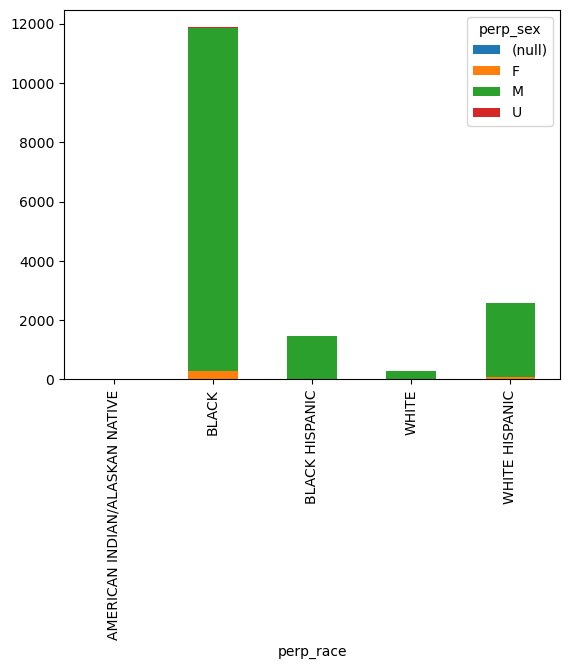
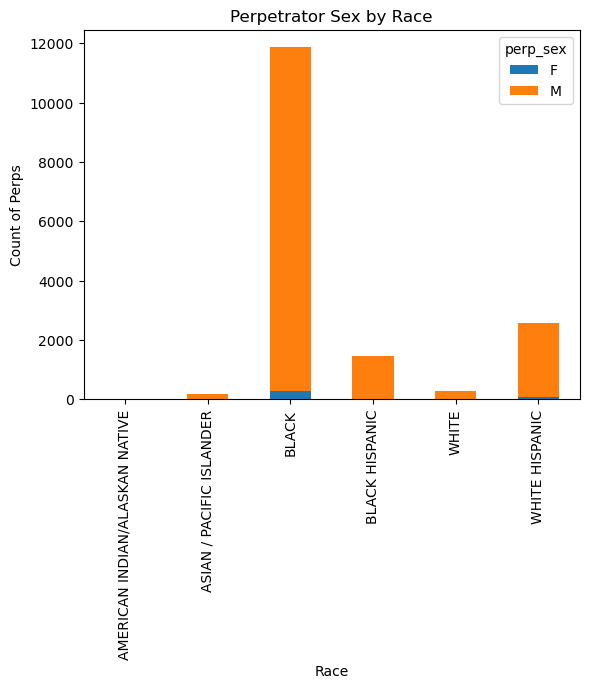
The change to this notebook cell's code, shown as a diff; its figure went from the first image to the second:
--- before
+++ after
@@ -2,6 +2,12 @@
 print(pivot_perp_sex_by_race )
 
-valid_race = ['AMERICAN INDIAN/ALASKAN NATIVE', 'ASIAN / PACIFIC ISLANDER  ', 'BLACK', 'BLACK HISPANIC', 'WHITE', 'WHITE HISPANIC']
-pivot_perp_sex_by_race = pivot_perp_sex_by_race[pivot_perp_sex_by_race.index.isin(valid_race)]
+valid_race = ['AMERICAN INDIAN/ALASKAN NATIVE', 'ASIAN / PACIFIC ISLANDER', 'BLACK', 'BLACK HISPANIC', 'WHITE', 'WHITE HISPANIC']
+pivot_perp_sex_by_race = pivot_perp_sex_by_race[pivot_perp_sex_by_race.index.isin(valid_race)].reindex(columns=valid_sex, fill_value=0)
 
 pivot_perp_sex_by_race.plot.bar(stacked = True)
+
+plt.title('Perpetrator Sex by Race')
+plt.xlabel('Race')
+plt.xticks(rotation=90)
+plt.ylabel('Count of Perps')
+plt.show()

Commit: Analyse victim race by sex